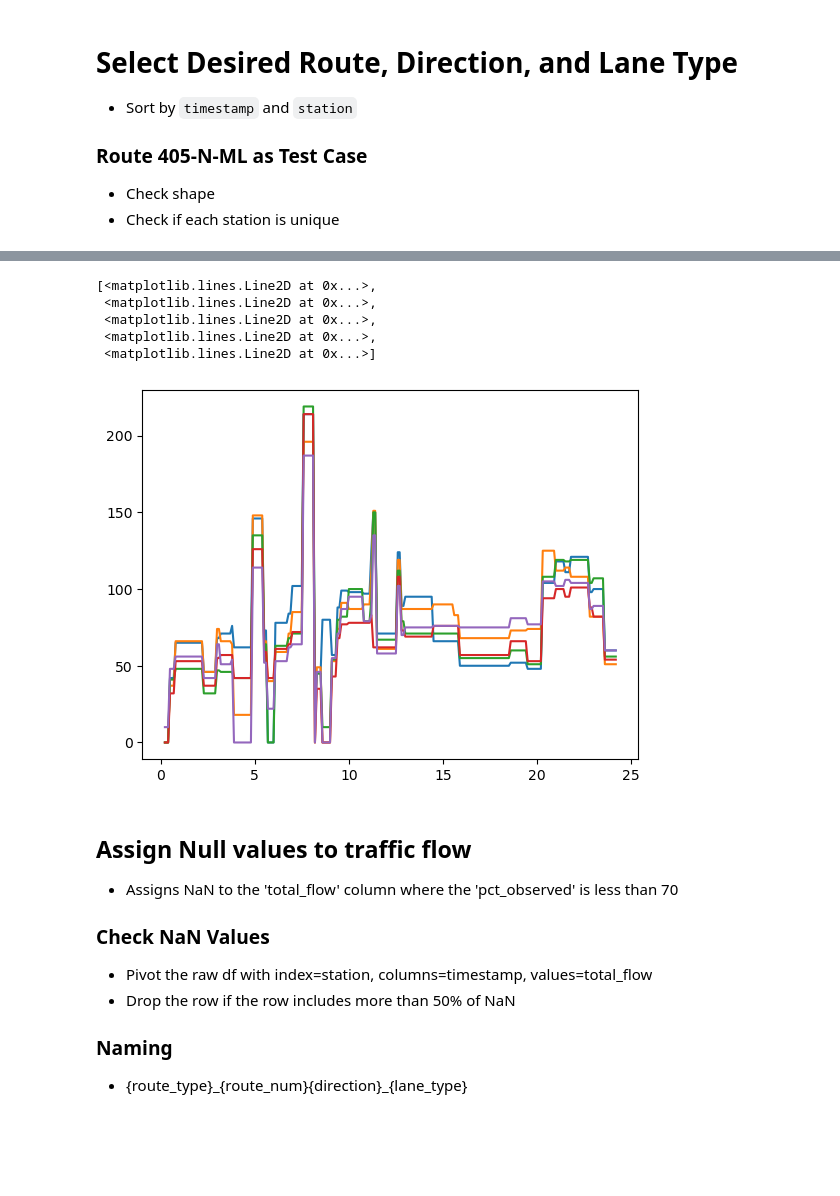
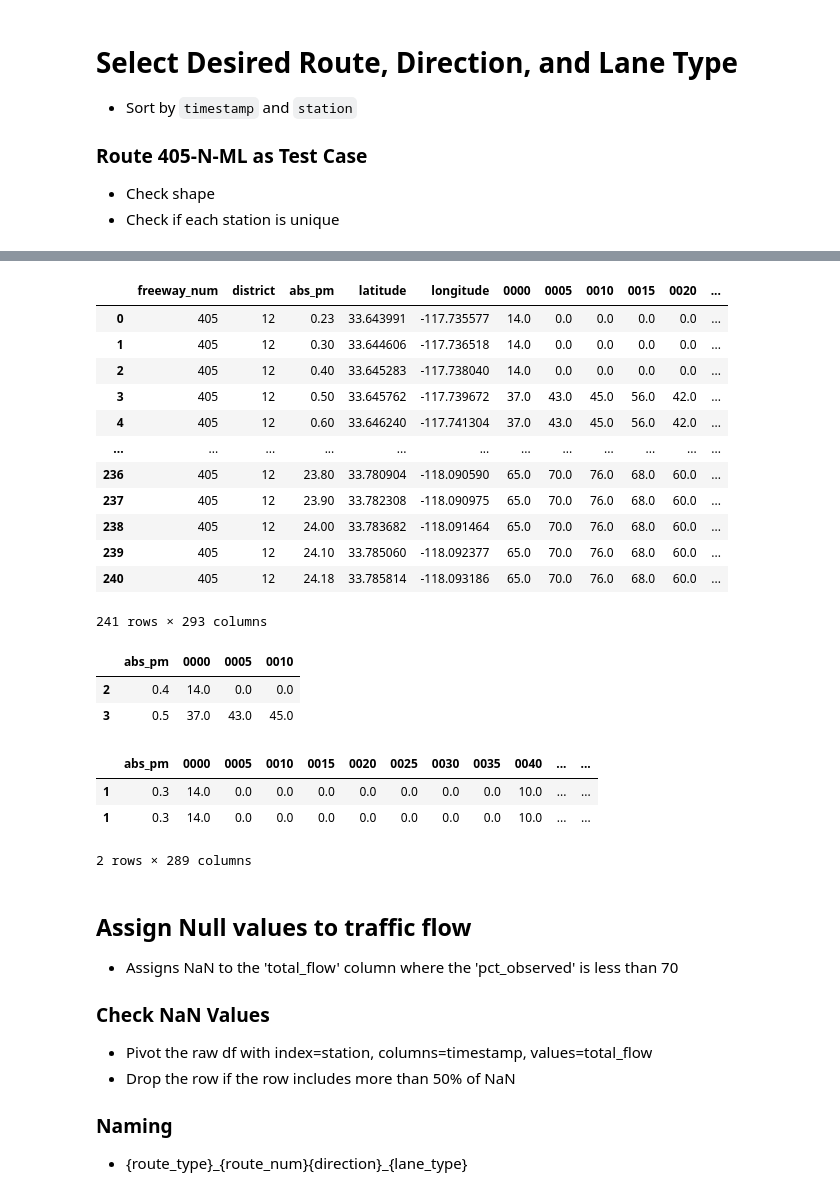
Before and after one commit to yujen-chen/d12-pems-analysis, a Jupyter notebook: rawdata.ipynb, the cells around one changed output, grey strips where cells are left out. Cells and saved outputs as stored; diff of their text form; code cells hidden in the pictures; blank space fills up the shorter version.

```diff
--- a/rawdata.ipynb
+++ b/rawdata.ipynb
@@ -105,9 +49,0 @@ route_mean_flow
-# %%
-plt.plot(route_mean_flow['abs_pm'], route_mean_flow.iloc[:, 10:15])
-# %% [output]
-[<matplotlib.lines.Line2D at 0x...>,
- <matplotlib.lines.Line2D at 0x...>,
- <matplotlib.lines.Line2D at 0x...>,
- <matplotlib.lines.Line2D at 0x...>,
- <matplotlib.lines.Line2D at 0x...>]
-[figure, removed]
@@ -113,0 +52,41 @@ plt.plot(route_mean_flow['abs_pm'], route_mean_flow.iloc[:, 10:15])
+# %%
+flow_405NML = {}
+flow_405NML_non_int = {}
+for key, df in raw_flow.items():
+    flow_405NML[key] = raw_data_process.select_route(df, 405, 'N', 'ML')
+    flow_405NML[key] = raw_data_process.process_flow(flow_405NML[key])
+    flow_405NML_non_int[key], flow_405NML[key] = raw_data_process.flow_interpolation(flow_405NML[key], pmdf, 12, 405)
+# %%
+flow_405NML_non_int['d12_20191008']
+# %% [output]
+|  | freeway_num | district | abs_pm | latitude | longitude | 0000 | 0005 | 0010 | 0015 | 0020 | ... |
+| 0 | 405 | 12 | 0.23 | 33.643991 | -117.735577 | 14.0 | 0.0 | 0.0 | 0.0 | 0.0 | ... |
+| 1 | 405 | 12 | 0.30 | 33.644606 | -117.736518 | 14.0 | 0.0 | 0.0 | 0.0 | 0.0 | ... |
+| 2 | 405 | 12 | 0.40 | 33.645283 | -117.738040 | 14.0 | 0.0 | 0.0 | 0.0 | 0.0 | ... |
+| 3 | 405 | 12 | 0.50 | 33.645762 | -117.739672 | 37.0 | 43.0 | 45.0 | 56.0 | 42.0 | ... |
+| 4 | 405 | 12 | 0.60 | 33.646240 | -117.741304 | 37.0 | 43.0 | 45.0 | 56.0 | 42.0 | ... |
+| ... | ... | ... | ... | ... | ... | ... | ... | ... | ... | ... | ... |
+| 236 | 405 | 12 | 23.80 | 33.780904 | -118.090590 | 65.0 | 70.0 | 76.0 | 68.0 | 60.0 | ... |
+| 237 | 405 | 12 | 23.90 | 33.782308 | -118.090975 | 65.0 | 70.0 | 76.0 | 68.0 | 60.0 | ... |
+| 238 | 405 | 12 | 24.00 | 33.783682 | -118.091464 | 65.0 | 70.0 | 76.0 | 68.0 | 60.0 | ... |
+| 239 | 405 | 12 | 24.10 | 33.785060 | -118.092377 | 65.0 | 70.0 | 76.0 | 68.0 | 60.0 | ... |
+| 240 | 405 | 12 | 24.18 | 33.785814 | -118.093186 | 65.0 | 70.0 | 76.0 | 68.0 | 60.0 | ... |
+241 rows × 293 columns
+# %%
+flow_405NML_non_int['d12_20191008'].query('abs_pm>0.3 & abs_pm<0.6')[['abs_pm', '0000', '0005', '0010']]
+# %% [output]
+|  | abs_pm | 0000 | 0005 | 0010 |
+| 2 | 0.4 | 14.0 | 0.0 | 0.0 |
+| 3 | 0.5 | 37.0 | 43.0 | 45.0 |
+# %%
+# for row 1
+time_col_names = [
+        f"{hour:02d}{minute:02d}" for hour in range(0, 24) for minute in range(0, 60, 5)
+    ]
+cols_name = ['abs_pm'] + time_col_names
+pd.concat([flow_405NML['d12_20191008'][cols_name].iloc[1, :], flow_405NML_non_int['d12_20191008'][cols_name].iloc[1, :]], axis=1).T
+# %% [output]
+|  | abs_pm | 0000 | 0005 | 0010 | 0015 | 0020 | 0025 | 0030 | 0035 | 0040 | ... | ... |
+| 1 | 0.3 | 14.0 | 0.0 | 0.0 | 0.0 | 0.0 | 0.0 | 0.0 | 0.0 | 10.0 | ... | ... |
+| 1 | 0.3 | 14.0 | 0.0 | 0.0 | 0.0 | 0.0 | 0.0 | 0.0 | 0.0 | 10.0 | ... | ... |
+2 rows × 289 columns
```
Also changed, not shown: parts of 19 cells of this notebook, 1 other file.
